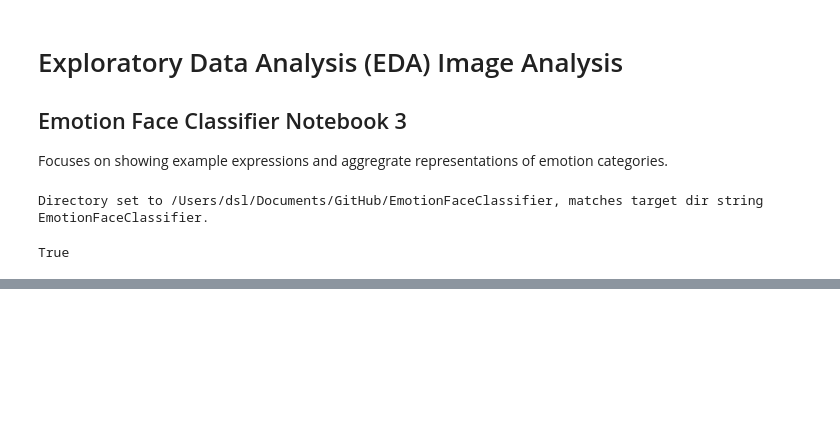
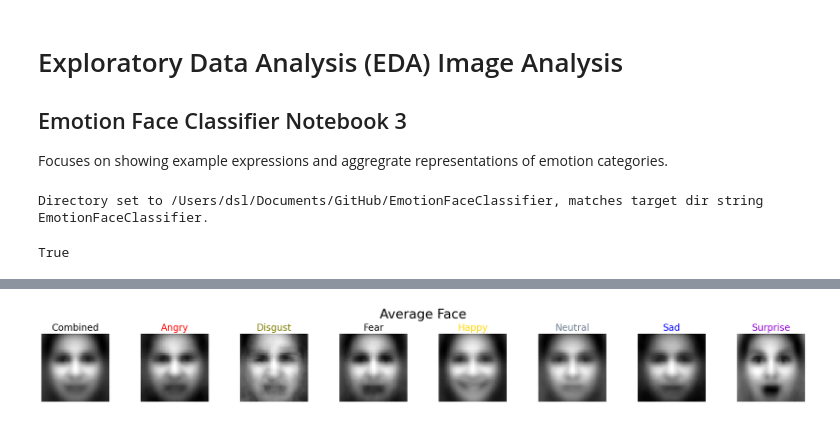
Before and after one commit to dlumian/EmotionFaceClassifier, a Jupyter notebook: notebooks/3_eda_image_analysis.ipynb, the cells around one changed output, grey strips where cells are left out. Cells and saved outputs as stored; diff of their text form; code cells hidden in the pictures; blank space fills up the shorter version.

```diff
--- a/notebooks/3_eda_image_analysis.ipynb
+++ b/notebooks/3_eda_image_analysis.ipynb
@@ -230,0 +58,12 @@ plt.show()
+# %%
+# Save and plot average faces with larger titles and optional color coordination
+save_and_plot_images(
+    image_list=average_faces,
+    labels=labels,
+    save_path='imgs/average_faces',
+    title="Average Face",
+    label_colors=label_colors,  # Pass the list of colors
+    use_colors=True  # Set this to True to test color-coordinated titles
+)
+# %% [output]
+[figure, added]
```
Also changed, not shown: parts of 21 cells of this notebook, 3 other files.
